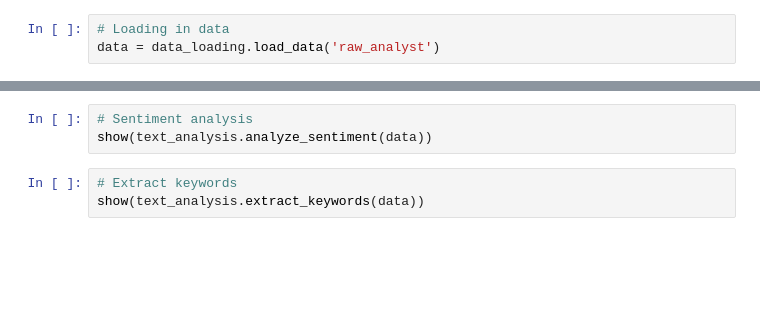
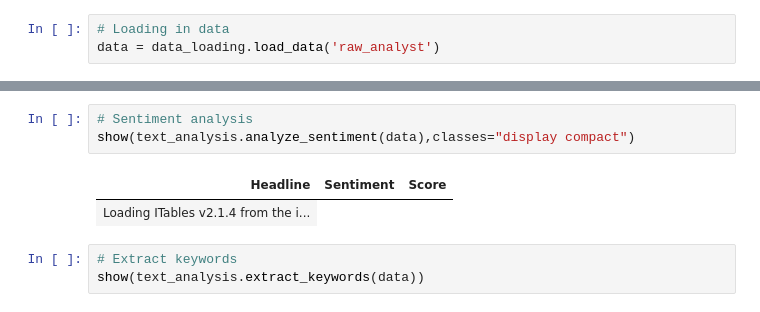
Before and after one commit to Kidmek/Nova-Financial-Solutions, a Jupyter notebook: notebooks/text_analysis.ipynb, the cells around one changed output, grey strips where cells are left out. Cells and saved outputs as stored; diff of their text form; blank space fills up the shorter version.

```diff
--- a/notebooks/text_analysis.ipynb
+++ b/notebooks/text_analysis.ipynb
@@ -23,6 +39,9 @@ nltk.download('punkt_tab')
 # %%
 # Sentiment analysis
-show(text_analysis.analyze_sentiment(data))
+show(text_analysis.analyze_sentiment(data),classes="display compact")
+# %% [output]
+| Headline | Sentiment | Score |
+| Loading ITables v2.1.4 from the i... |
 # %%
 # Extract keywords
 show(text_analysis.extract_keywords(data))
```
Also changed, not shown: parts of 2 cells of this notebook, 5 other files.
